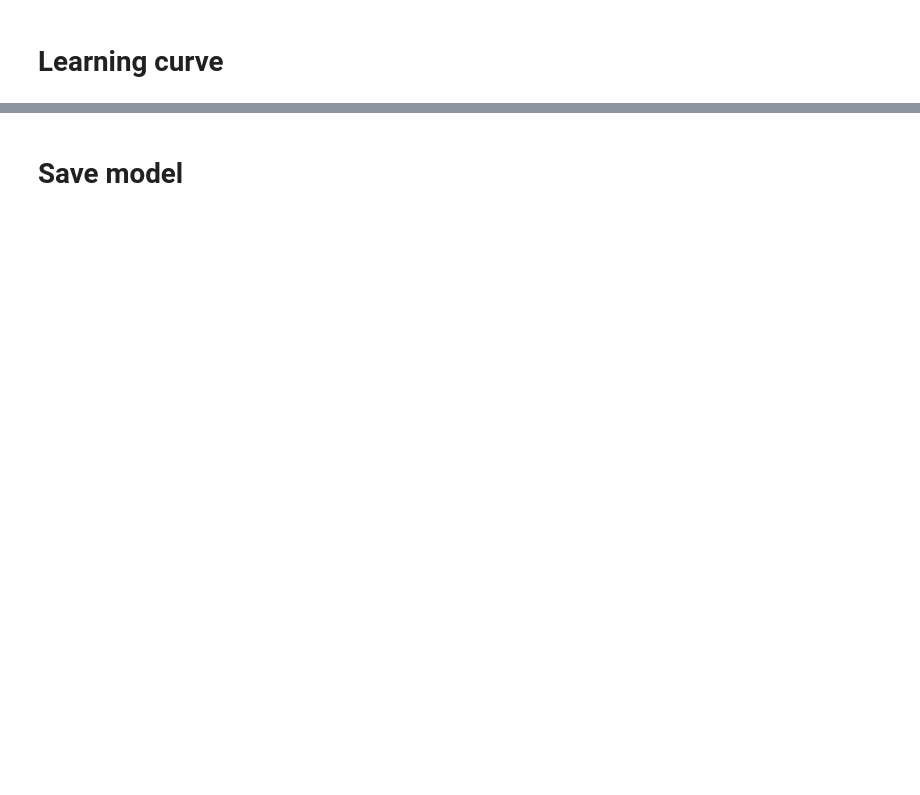
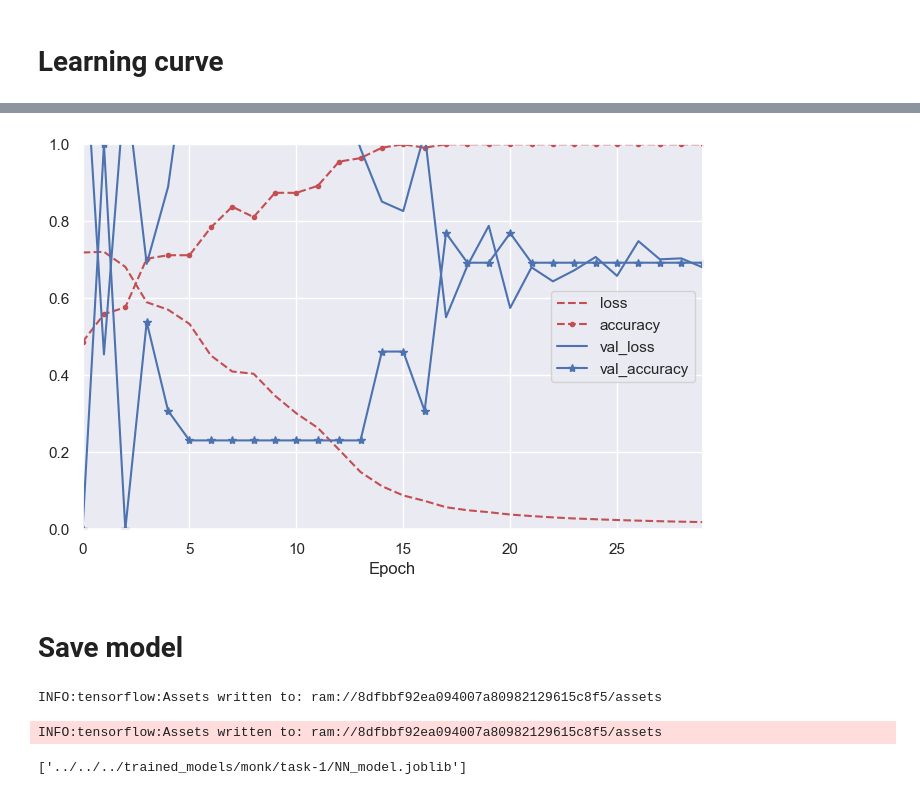
Before and after one commit to paolo-junior-mollica/machine-learning-project, a Jupyter notebook: src/monk/task-1/neural_network_training.ipynb, the cells around one changed output, grey strips where cells are left out. Cells and saved outputs as stored; diff of their text form; code cells hidden in the pictures; blank space fills up the shorter version.

Commit message:
completed NN training

```diff
--- a/src/monk/task-1/neural_network_training.ipynb
+++ b/src/monk/task-1/neural_network_training.ipynb
@@ -76,20 +76,20 @@ from keras.src.optimizers import Adam, SGD
 from keras.models import Sequential
 from keras.layers import Dense
 
-def create_model(architecture=(8,), optimizer='adam', learning_rate=0.001, alpha=0.1):
+def create_model(architecture=(8,), optimizer='adam', learning_rate=0.001, lambda_value=0.1, momentum=0.9):
     model = Sequential()
     model.add(Dense(units=architecture[0], input_dim=X_train.shape[1], activation='relu',
-                    kernel_regularizer=l2(alpha)))
+                    kernel_regularizer=l2(lambda_value)))
 
     for units in architecture[1:]:
-        model.add(Dense(units=units, activation='relu', kernel_regularizer=l2(alpha)))
+        model.add(Dense(units=units, activation='sigmoid', kernel_regularizer=l2(lambda_value)))
 
     model.add(Dense(1, activation='sigmoid'))
 
     if optimizer == 'adam':
-        opt = Adam(learning_rate=learning_rate)
+        opt = Adam(learning_rate=learning_rate, beta_1=momentum)
     else:
-        opt = SGD(learning_rate=learning_rate)
+        opt = SGD(learning_rate=learning_rate, momentum=momentum)
 
     model.compile(loss='binary_crossentropy', optimizer=opt, metrics=['accuracy'])
     return model
@@ -104,10 +104,11 @@ param_grid = {
     'model__architecture': [
         (8,), (8, 8), (8, 8, 8)
     ],
-    'model__optimizer': ['adam', 'sgd'],
-    'model__learning_rate': [0.3],
-    'model__alpha': [0.9],
-    'epochs': [200],
+    'model__optimizer': ['sgd'],
+    'model__learning_rate': [0.1, 0.3, 0.5],
+    'model__momentum': [0.6, 0.8, 0.9],
+    'model__lambda_value': [0, 0.01],
+    'epochs': [100],
     'batch_size': [8]
 }
 
@@ -236,3 +178,26 @@ plt.show()
+# %%
+best_params = grid_search.best_params_
+
+best_model = create_model(architecture=best_params['model__architecture'],
+                          optimizer=best_params['model__optimizer'],
+                          learning_rate=best_params['model__learning_rate'],
+                          lambda_value=best_params['model__lambda_value'],
+                          momentum=best_params['model__momentum'])
+
+history = best_model.fit(X_train, y_train, epochs=best_params['epochs'], batch_size=best_params['batch_size'], verbose=0, validation_split=0.1)
+# %%
+pd.DataFrame(history.history).plot(
+    figsize=(8, 5),
+    xlim=[0, 29],
+    ylim=[0, 1],
+    grid=True,
+    xlabel='Epoch',
+    style=['r--', 'r--.', 'b-', 'b-*']
+)
+
+plt.show()
+# %% [output]
+[figure, added]
 # %% [markdown]
 # Save model
 # %%
@@ -240,3 +205,7 @@ from joblib import dump
 
 model_path = os.path.join(MODEL_FOLDER, 'NN_model.joblib')
 dump(final_model, model_path, compress=3)
+# %% [output]
+INFO:tensorflow:Assets written to: ram://8dfbbf92ea094007a80982129615c8f5/assets
+INFO:tensorflow:Assets written to: ram://8dfbbf92ea094007a80982129615c8f5/assets
+['../../../trained_models/monk/task-1/NN_model.joblib']
```
Also changed, not shown: parts of 5 cells of this notebook, 7 other files.
